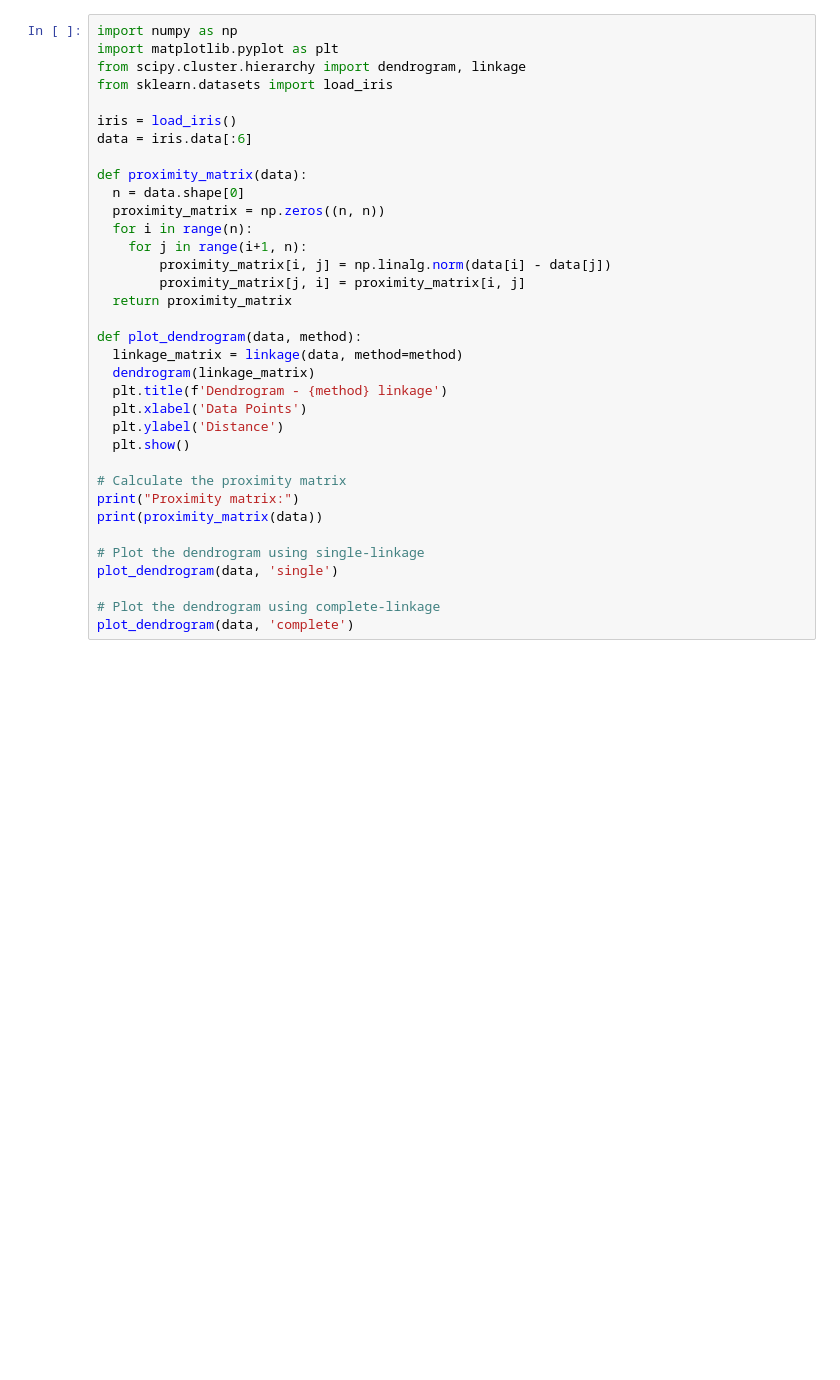
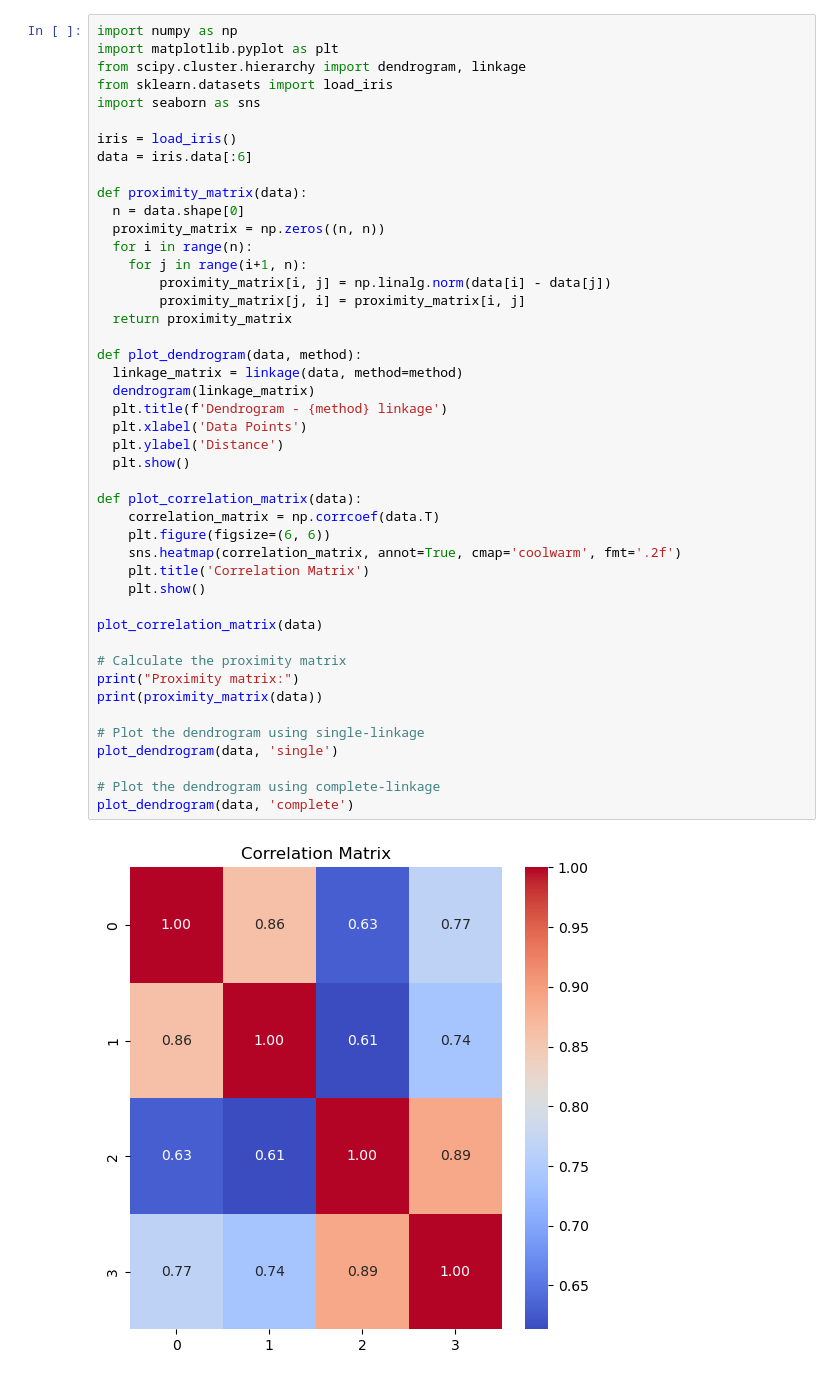
Before and after one commit to sadhana937/ML-lab, a Jupyter notebook: Program 9/Agglomerative .ipynb, the cells around one changed output. Cells and saved outputs as stored; diff of their text form; blank space fills up the shorter version.

```diff
--- a/Program 9/Agglomerative .ipynb
+++ b/Program 9/Agglomerative .ipynb
@@ -3,37 +3,48 @@ import numpy as np
 import matplotlib.pyplot as plt
 from scipy.cluster.hierarchy import dendrogram, linkage
 from sklearn.datasets import load_iris
+import seaborn as sns
 
 iris = load_iris()
 data = iris.data[:6]
 
 def proximity_matrix(data):
   n = data.shape[0]
   proximity_matrix = np.zeros((n, n))
   for i in range(n):
     for j in range(i+1, n):
         proximity_matrix[i, j] = np.linalg.norm(data[i] - data[j])
         proximity_matrix[j, i] = proximity_matrix[i, j]
   return proximity_matrix
 
 def plot_dendrogram(data, method):
   linkage_matrix = linkage(data, method=method)
   dendrogram(linkage_matrix)
   plt.title(f'Dendrogram - {method} linkage')
   plt.xlabel('Data Points')
   plt.ylabel('Distance')
   plt.show()
 
+def plot_correlation_matrix(data):
+    correlation_matrix = np.corrcoef(data.T)
+    plt.figure(figsize=(6, 6))
+    sns.heatmap(correlation_matrix, annot=True, cmap='coolwarm', fmt='.2f')
+    plt.title('Correlation Matrix')
+    plt.show()
+
+plot_correlation_matrix(data)
+
 # Calculate the proximity matrix
 print("Proximity matrix:")
 print(proximity_matrix(data))
 
 # Plot the dendrogram using single-linkage
 plot_dendrogram(data, 'single')
 
 # Plot the dendrogram using complete-linkage
 plot_dendrogram(data, 'complete')
 # %% [output]
+[figure, new version]
 Proximity matrix:
 [[0.         0.53851648 0.50990195 0.64807407 0.14142136 0.6164414 ]
  [0.53851648 0.         0.3        0.33166248 0.60827625 1.09087121]
```
Also changed, not shown: parts of 1 cell of this notebook, 2 other files.
